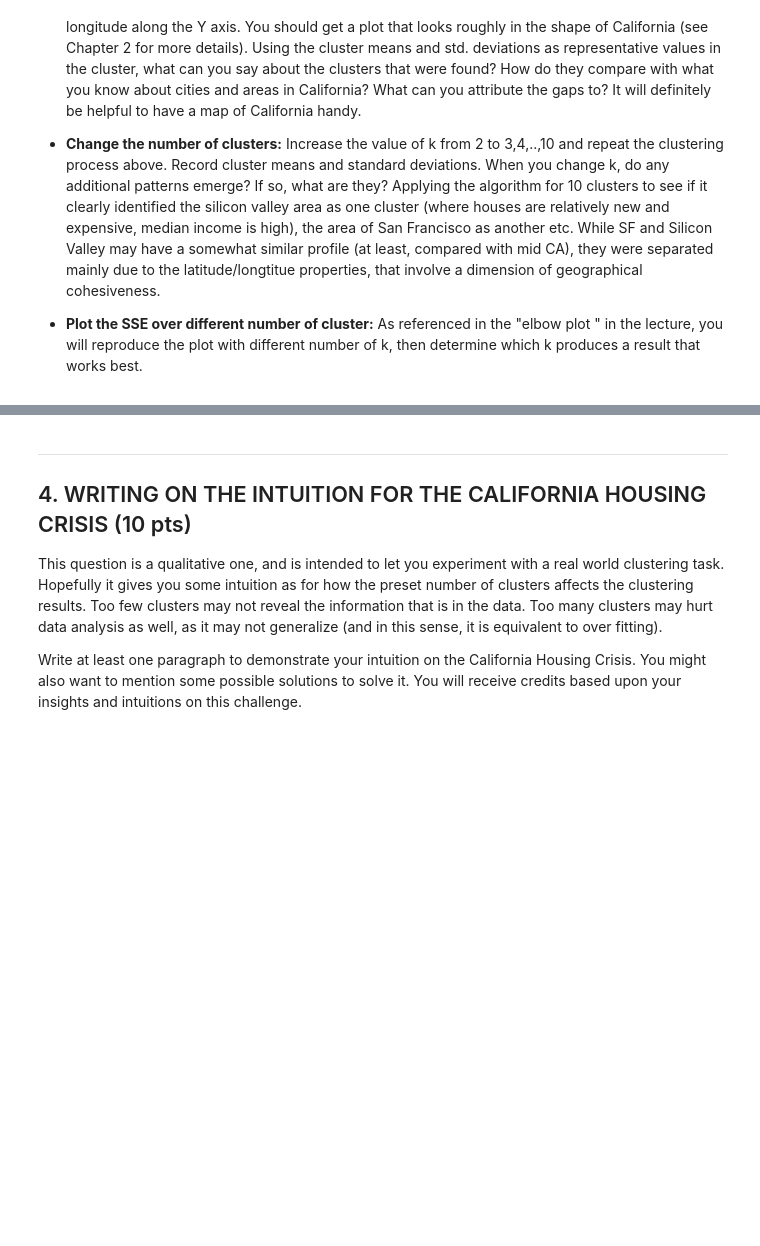
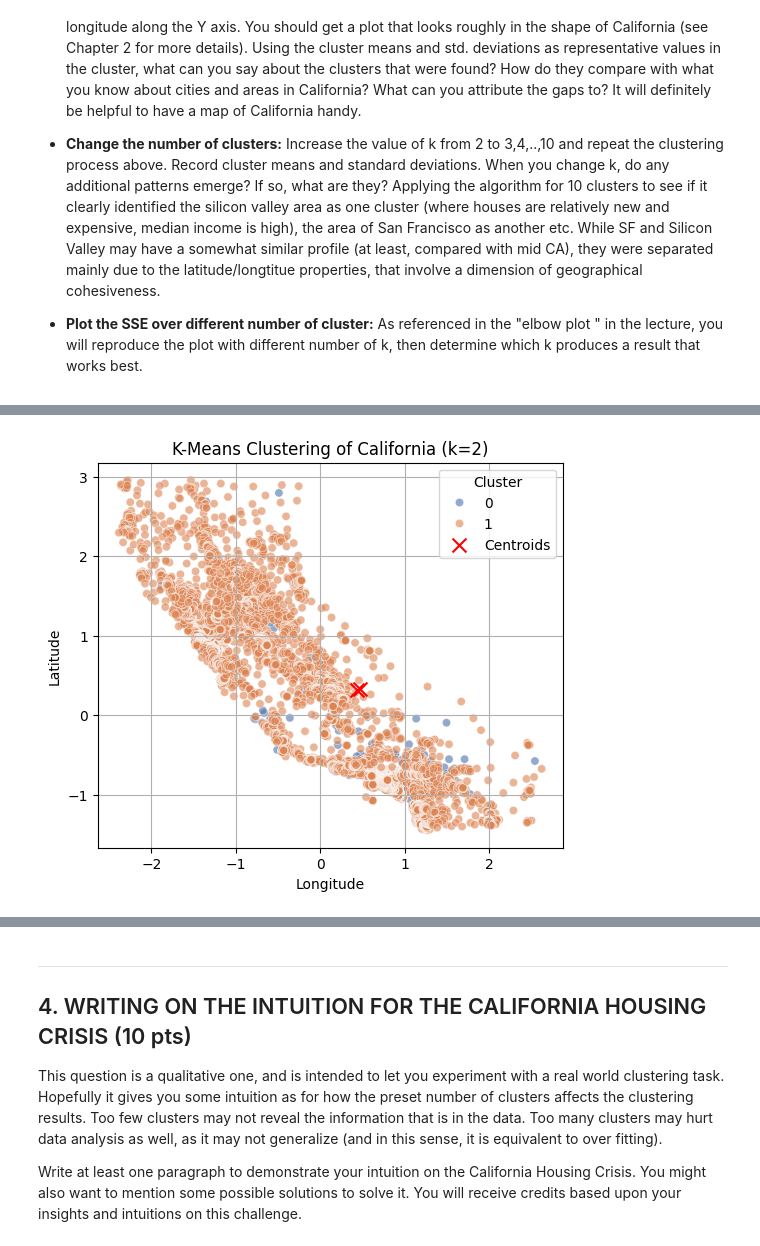
Before and after one commit to cwang12197/cs_4774_ml, a Jupyter notebook: assignment 2/mjq2bt_assignment_2_kmeans.ipynb, the cells around one changed output, grey strips where cells are left out. Drawn from its saved outputs; the diff is of its cells as text; code cells hidden in the pictures; blank space fills up the shorter version.

```diff
--- a/assignment 2/mjq2bt_assignment_2_kmeans.ipynb
+++ b/assignment 2/mjq2bt_assignment_2_kmeans.ipynb
@@ -34,0 +121,3 @@ ImportError: cannot import name 'Imputer' from 'sklearn.preprocessing' (/Library
+# %%
+cat_variables = df.select_dtypes(include=['object']).columns.tolist()
+num_variables = df.select_dtypes(include='number').columns.to_list()
@@ -71,0 +217,4 @@ Now that you have implemented the K-Means as the clustering algorithm. Applying
+# %%
+# Your code goes here
+sorted_points, centroids = k_mean(2, 2, processed_df.to_numpy())
+sse, std = inertia_std(sorted_points, centroids)
@@ -71,0 +241,42 @@ Now that you have implemented the K-Means as the clustering algorithm. Applying
+# %%
+def convert_centroid_df(sorted_points):
+        new_columns = feature_preprocess.get_feature_names_out().tolist()
+        new_columns.append('centroid_label')
+        df = []
+        for centroid_idx, points in enumerate(sorted_points):
+                for point in points:
+                        temp = point.tolist()
+                        temp.append(centroid_idx)
+                        df.append(temp)
+        df = pd.DataFrame(df, columns=new_columns)
+        return df
+# %%
+df_clustered = convert_centroid_df(sorted_points)
+
+plt.figure(figsize=(6, 5))
+sns.scatterplot(
+    data=df_clustered,
+    x="quantitative__longitude",
+    y="quantitative__latitude",
+    hue="centroid_label",
+    alpha=0.6,
+    palette="deep"
+)
+centroids_array = np.array(centroids)
+
+plt.scatter(
+    centroids_array[:, 0],
+    centroids_array[:, 1],
+    color='red',
+    marker='x',
+    s=100,
+    label='Centroids'
+)
+plt.title("K-Means Clustering of California (k=2)")
+plt.xlabel("Longitude")
+plt.ylabel("Latitude")
+plt.legend(title='Cluster')
+plt.grid(True)
+plt.show()
+# %% [output]
+[figure, added]
```
Also changed, not shown: parts of 21 cells of this notebook.
